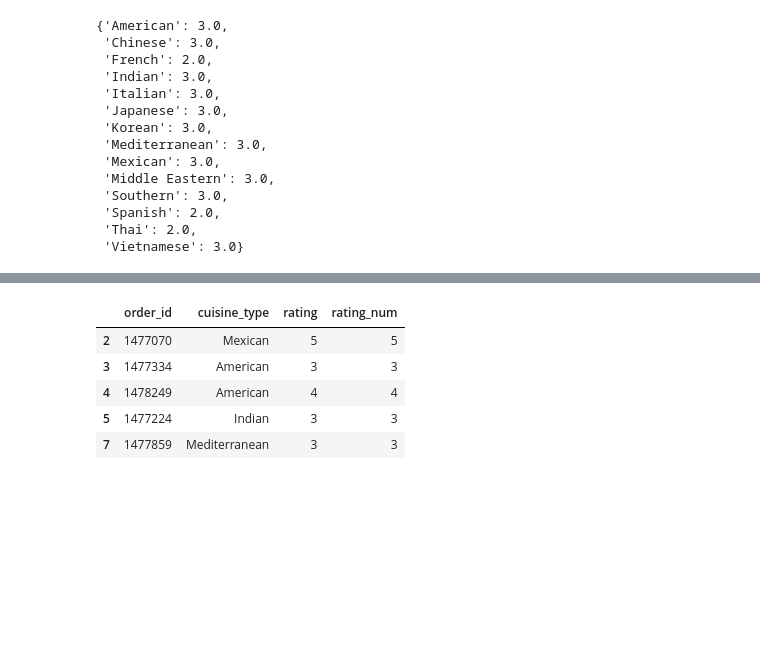
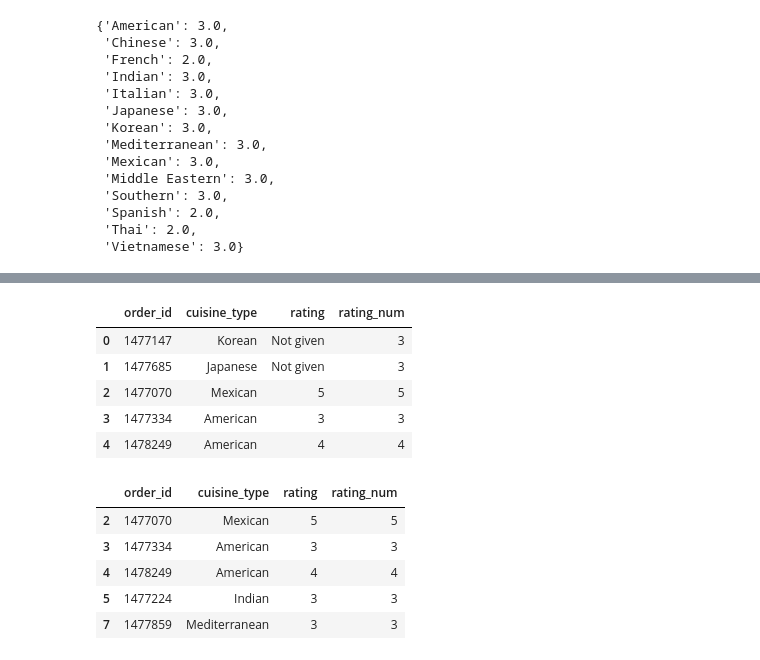
Before and after one commit to uredkar/BAU, a Jupyter notebook: Python/IntroPython/PYF_Project_LearnerNotebook_FullCode.ipynb, the cells around one changed output, grey strips where cells are left out. Drawn from its saved outputs; the diff is of its cells as text; code cells hidden in the pictures; blank space fills up the shorter version.

```diff
--- a/Python/IntroPython/PYF_Project_LearnerNotebook_FullCode.ipynb
+++ b/Python/IntroPython/PYF_Project_LearnerNotebook_FullCode.ipynb
@@ -202,3 +192,13 @@ df.head()
+# %%
+# sanity check to see if rating_num was corrected imputed, rating_num has value >0 for not given and same as rating other wise
+df[['order_id','cuisine_type','rating','rating_num']].head() # Korean and Japanese should be 3 for rating_num
+# %% [output]
+|  | order_id | cuisine_type | rating | rating_num |
+| 0 | 1477147 | Korean | Not given | 3 |
+| 1 | 1477685 | Japanese | Not given | 3 |
+| 2 | 1477070 | Mexican | 5 | 5 |
+| 3 | 1477334 | American | 3 | 3 |
+| 4 | 1478249 | American | 4 | 4 |
 # %%
 # check our work  if rating was given then rating_num should be same as rating
 df.loc[df['rating'] != 'Not given'][['order_id','cuisine_type','rating','rating_num']].head(5)
```
Also changed, not shown: parts of 39 cells of this notebook, 23 other files.
